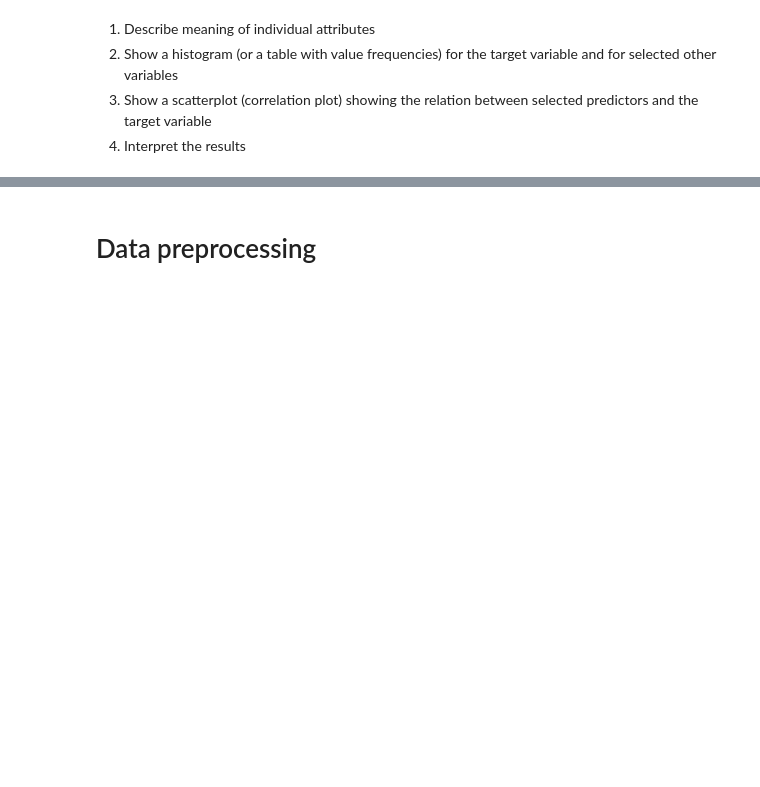
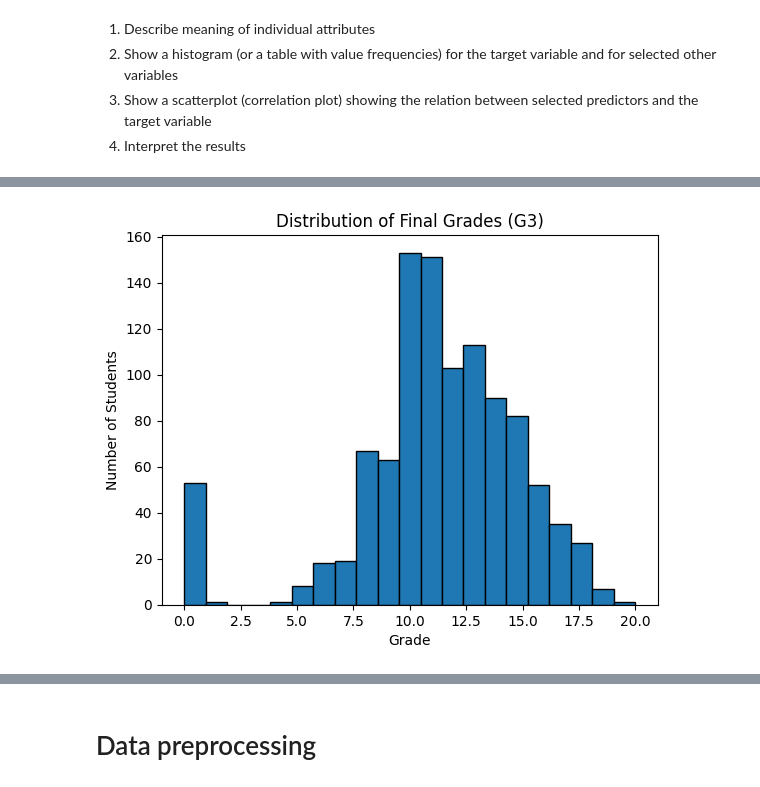
Before and after one commit to adela-domokosova/test, a Jupyter notebook: template_coursework_classification.ipynb, the cells around one changed output, grey strips where cells are left out. Saved outputs shown, nothing was run; the diff lists cells and outputs as text; code cells hidden in the pictures; blank space fills up the shorter version.

```diff
--- a/template_coursework_classification.ipynb
+++ b/template_coursework_classification.ipynb
@@ -31,0 +105,13 @@
+# %%
+import pandas as pd
+import matplotlib.pyplot as plt
+
+df = pd.read_csv("/content/drive/MyDrive/student-merged.csv")
+
+plt.hist(df['G3'], bins=21, edgecolor='black')
+plt.title("Distribution of Final Grades (G3)")
+plt.xlabel("Grade")
+plt.ylabel("Number of Students")
+plt.show()
+# %% [output]
+[figure, added]
```
Also changed, not shown: parts of 7 cells of this notebook.
